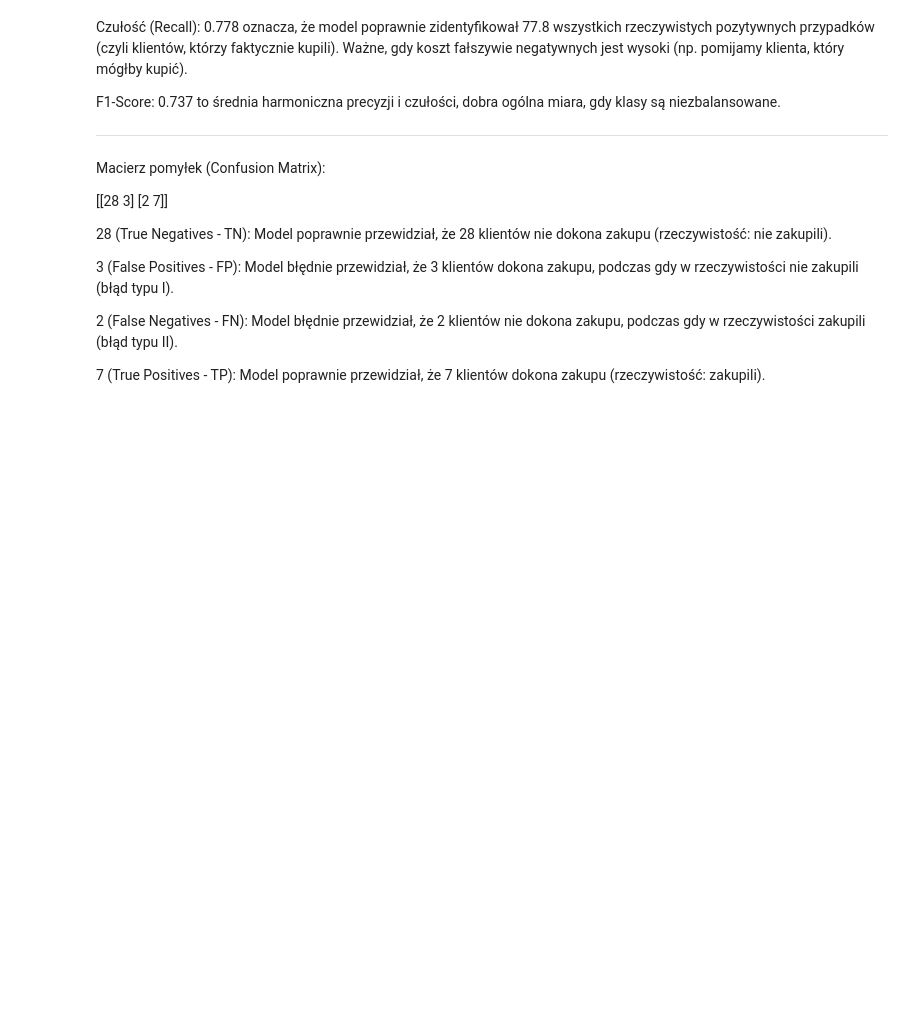
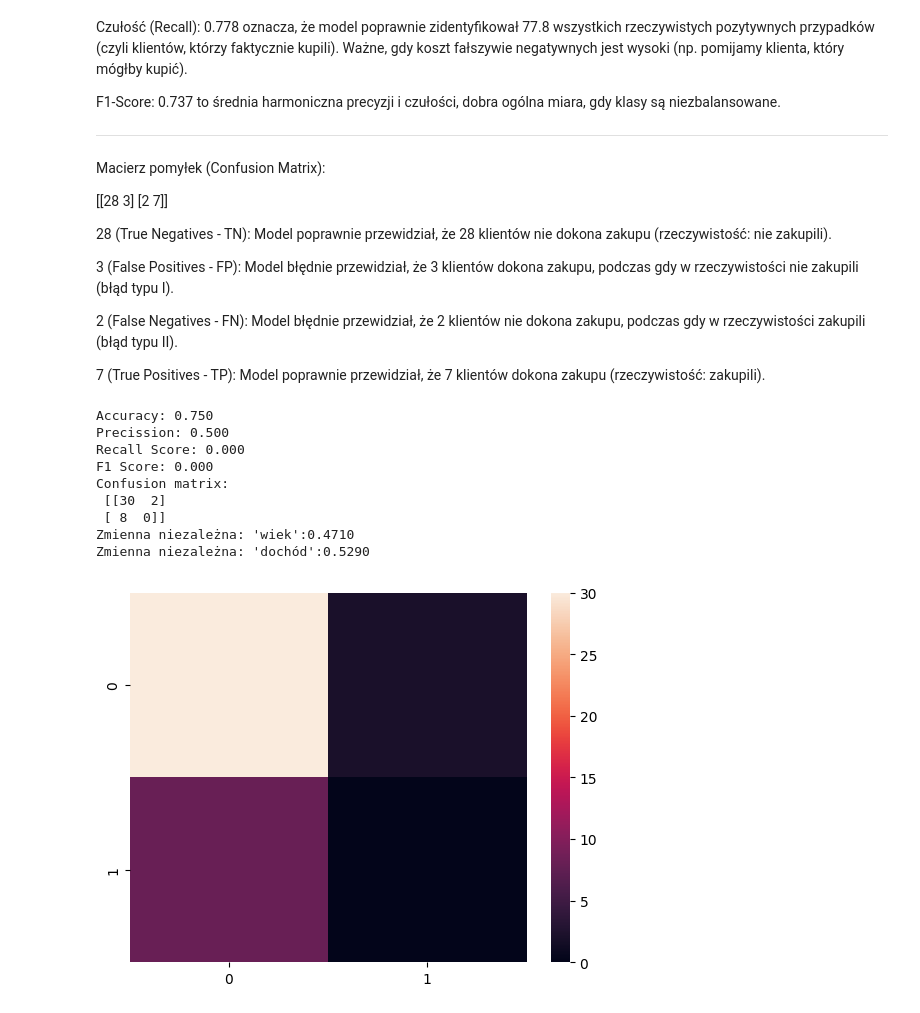
Before and after one commit to LPiskor/moje_projekty_ml, a Jupyter notebook: Statystyka_Dla_Danych.ipynb, the cells around one changed output. Cells and saved outputs as stored; diff of their text form; code cells hidden in the pictures; blank space fills up the shorter version.

Commit message:
Random Forest

```diff
--- a/Statystyka_Dla_Danych.ipynb
+++ b/Statystyka_Dla_Danych.ipynb
@@ -970,3 +973,38 @@ Macierz pomyłek (Confusion Matrix):
 2 (False Negatives - FN): Model błędnie przewidział, że 2 klientów nie dokona zakupu, podczas gdy w rzeczywistości zakupili (błąd typu II).
 
 7 (True Positives - TP): Model poprawnie przewidział, że 7 klientów dokona zakupu (rzeczywistość: zakupili).
+# %%
+from sklearn.metrics import accuracy_score, precision_score, recall_score, f1_score
+from sklearn.ensemble import RandomForestClassifier
+import seaborn as sns
+
+clf = RandomForestClassifier(n_estimators=100, max_depth=3,random_state=42)
+clf.fit(X_train, Y_train)
+y_pred = clf.predict(X_test)
+accuracy = accuracy_score(y_true=Y_test, y_pred=y_pred)
+print(f'Accuracy: {accuracy:.3f}')
+precission = precision_score(y_true=Y_test, y_pred=y_pred)
+print(f'Precission: {precision:.3f}')
+score = recall_score(y_true=Y_test, y_pred=y_pred)
+print(f'Recall Score: {score:.3f}')
+f1 = f1_score(y_true=Y_test, y_pred=y_pred)
+print(f'F1 Score: {f1:.3f}')
+matrix = confusion_matrix(y_true=Y_test, y_pred=y_pred)
+print(f'Confusion matrix:\n {matrix}')
+plt.figure()
+heatmap = sns.heatmap(matrix)
+f_names = Xtrain.columns
+f_imp = clf.feature_importances_
+for feature, importance in zip(f_names, f_imp):
+    print(f"Zmienna niezależna: '{feature}':{importance:.4f}")
+# %% [output]
+Accuracy: 0.750
+Precission: 0.500
+Recall Score: 0.000
+F1 Score: 0.000
+Confusion matrix:
+ [[30  2]
+ [ 8  0]]
+Zmienna niezależna: 'wiek':0.4710
+Zmienna niezależna: 'dochód':0.5290
+[figure, added]
```
Also changed, not shown: parts of 3 cells of this notebook.
